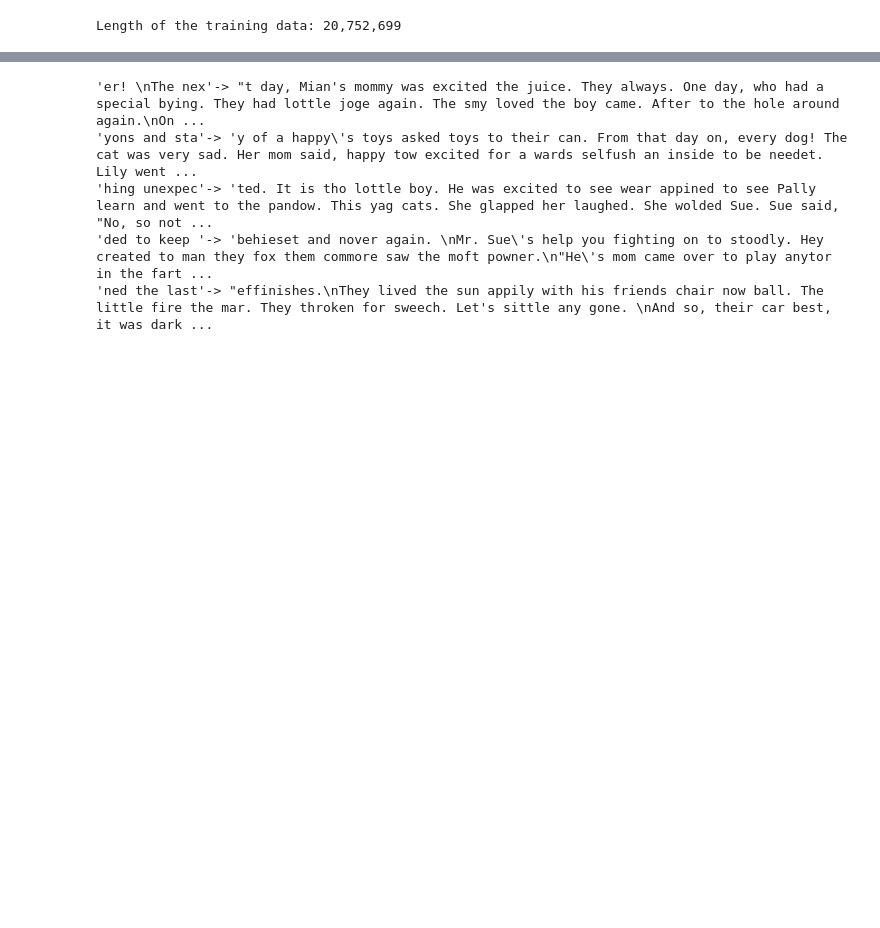
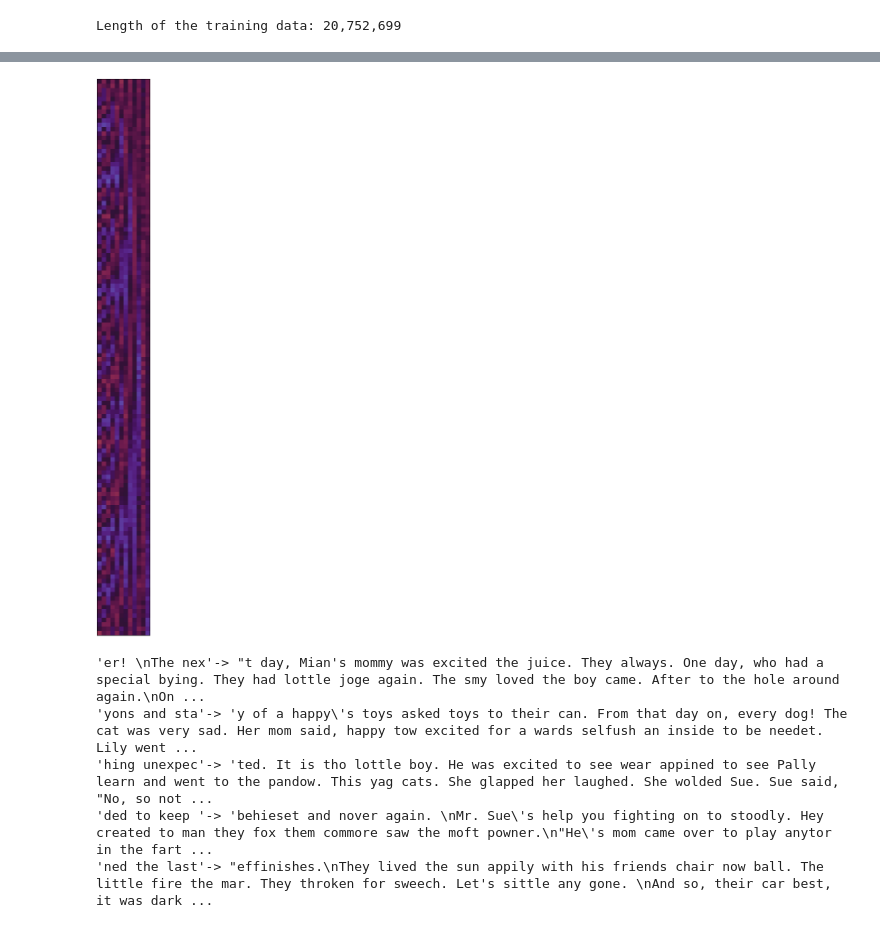
Before and after one commit to xl0/transformers, a Jupyter notebook: transformer_tinystories.ipynb, the cells around one changed output, grey strips where cells are left out. Cells and saved outputs as stored; diff of their text form; code cells hidden in the pictures; blank space fills up the shorter version.

```diff
--- a/transformer_tinystories.ipynb
+++ b/transformer_tinystories.ipynb
@@ -466,3 +513,7 @@ Run summary:
+# %%
+model_params["pos_enc"].div(4).chans(scale=10)
+# %% [output]
+[figure, added]
 # %%
 torch.cuda.empty_cache()
 # %%
```
Also changed, not shown: parts of 12 cells of this notebook.
